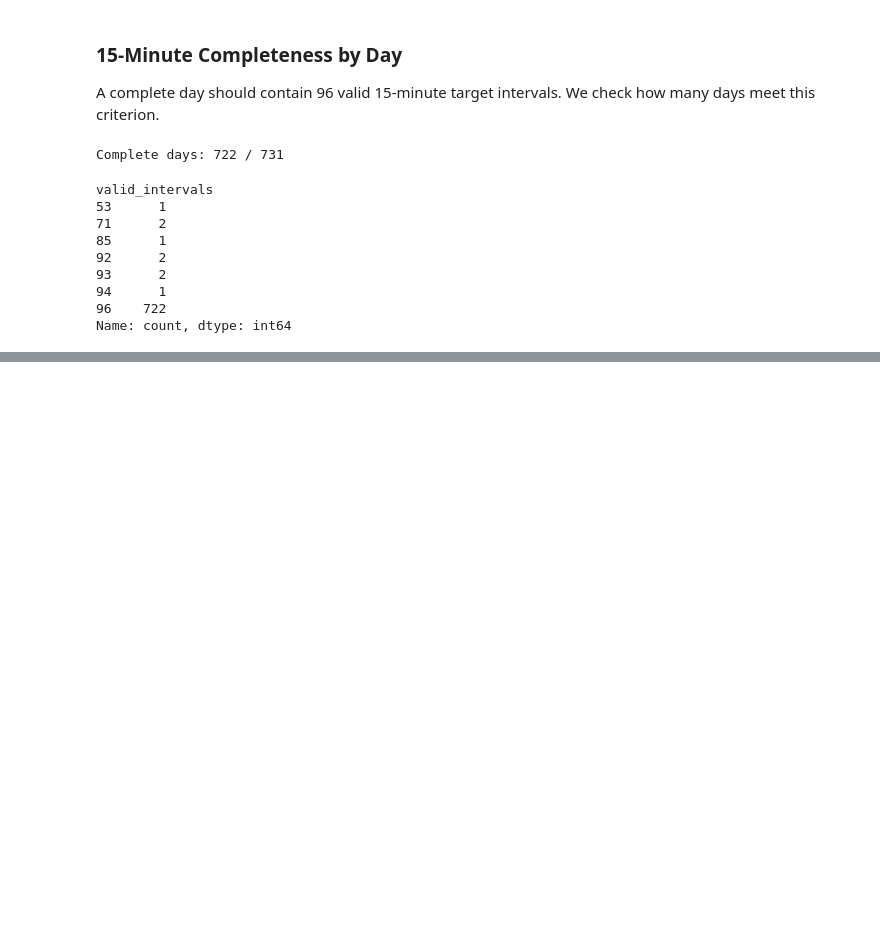
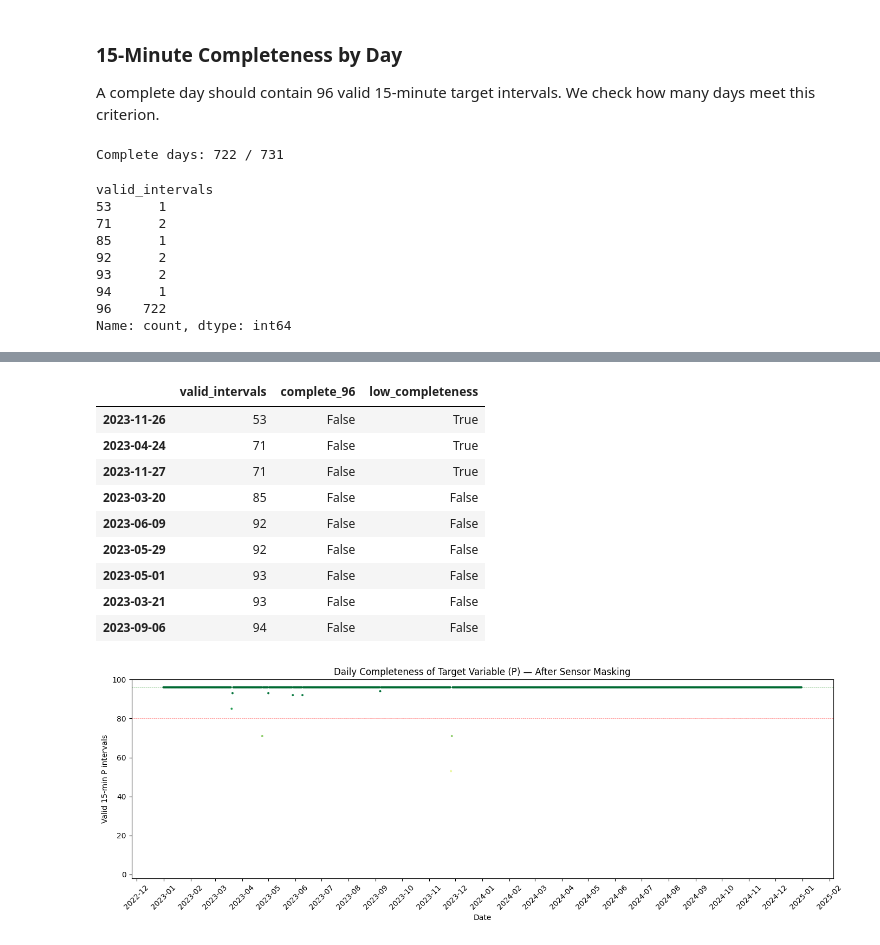
Before and after one commit to SwelSwel/solar-forecasting-s01, a Jupyter notebook: notebooks/S01_Solar_DayAhead_Forecasting_Proposal.ipynb, the cells around one changed output, grey strips where cells are left out. Drawn from its saved outputs; the diff is of its cells as text; code cells hidden in the pictures; blank space fills up the shorter version.

Commit message:
Completed  data cleaning, split, features, baselines, walk-forward

```diff
--- a/notebooks/S01_Solar_DayAhead_Forecasting_Proposal.ipynb
+++ b/notebooks/S01_Solar_DayAhead_Forecasting_Proposal.ipynb
@@ -1047,0 +1249,63 @@ plt.show()
+# %%
+# Day completeness (re-run on cleaned data)
+daily_completeness = (
+    df_15["P"]
+    .notna()
+    .groupby(df_15.index.date)
+    .sum()
+    .rename("valid_intervals")
+    .to_frame()
+)
+
+daily_completeness["complete_96"] = daily_completeness["valid_intervals"] == 96
+daily_completeness["low_completeness"] = daily_completeness["valid_intervals"] < 80
+
+complete_days = int(daily_completeness["complete_96"].sum())
+low_days = int(daily_completeness["low_completeness"].sum())
+partial_days = int(
+    (~daily_completeness["complete_96"] & ~daily_completeness["low_completeness"]).sum()
+)
+total_days = len(daily_completeness)
+
+print("Day-level completeness summary (after sensor masking)")
+print("=" * 50)
+print(f"  Complete (96/96):     {complete_days}")
+print(f"  Partial (80–95):      {partial_days}")
+print(f"  Low (<80 intervals):  {low_days}")
+print(f"  Total days:           {total_days}")
+
+
+incomplete = daily_completeness[~daily_completeness["complete_96"]].copy()
+incomplete.index = pd.to_datetime(incomplete.index)
+print(f"\n{len(incomplete)} days with fewer than 96 valid intervals:")
+display(incomplete.sort_values("valid_intervals"))
+
+# ── Calendar heatmap ──
+import matplotlib.dates as mdates
+
+heatmap_df = daily_completeness.copy()
+heatmap_df.index = pd.to_datetime(heatmap_df.index)
+
+fig, ax = plt.subplots(figsize=(14, 5))
+ax.scatter(
+    heatmap_df.index,
+    heatmap_df["valid_intervals"],
+    c=heatmap_df["valid_intervals"],
+    cmap="RdYlGn",
+    vmin=0, vmax=96,
+    s=8,
+    edgecolors="none"
+)
+ax.axhline(96, color="green", linewidth=0.5, linestyle="--", alpha=0.5)
+ax.axhline(80, color="red", linewidth=0.5, linestyle="--", alpha=0.5)
+ax.set_xlabel("Date")
+ax.set_ylabel("Valid 15-min P intervals")
+ax.set_title("Daily Completeness of Target Variable (P) — After Sensor Masking")
+ax.set_ylim(-2, 100)
+ax.xaxis.set_major_locator(mdates.MonthLocator())
+ax.xaxis.set_major_formatter(mdates.DateFormatter("%Y-%m"))
+plt.xticks(rotation=45)
+plt.tight_layout()
+plt.savefig(OUTPUT_DIR / "figure_09_daily_completeness.png", dpi=150)
+plt.show()
+# %% [output]
@@ -1047,0 +1320,11 @@ plt.show()
+|  | valid_intervals | complete_96 | low_completeness |
+| 2023-11-26 | 53 | False | True |
+| 2023-04-24 | 71 | False | True |
+| 2023-11-27 | 71 | False | True |
+| 2023-03-20 | 85 | False | False |
+| 2023-06-09 | 92 | False | False |
+| 2023-05-29 | 92 | False | False |
+| 2023-05-01 | 93 | False | False |
+| 2023-03-21 | 93 | False | False |
+| 2023-09-06 | 94 | False | False |
+[figure, added]
```
Also changed, not shown: parts of 26 cells of this notebook, 2 other files.
